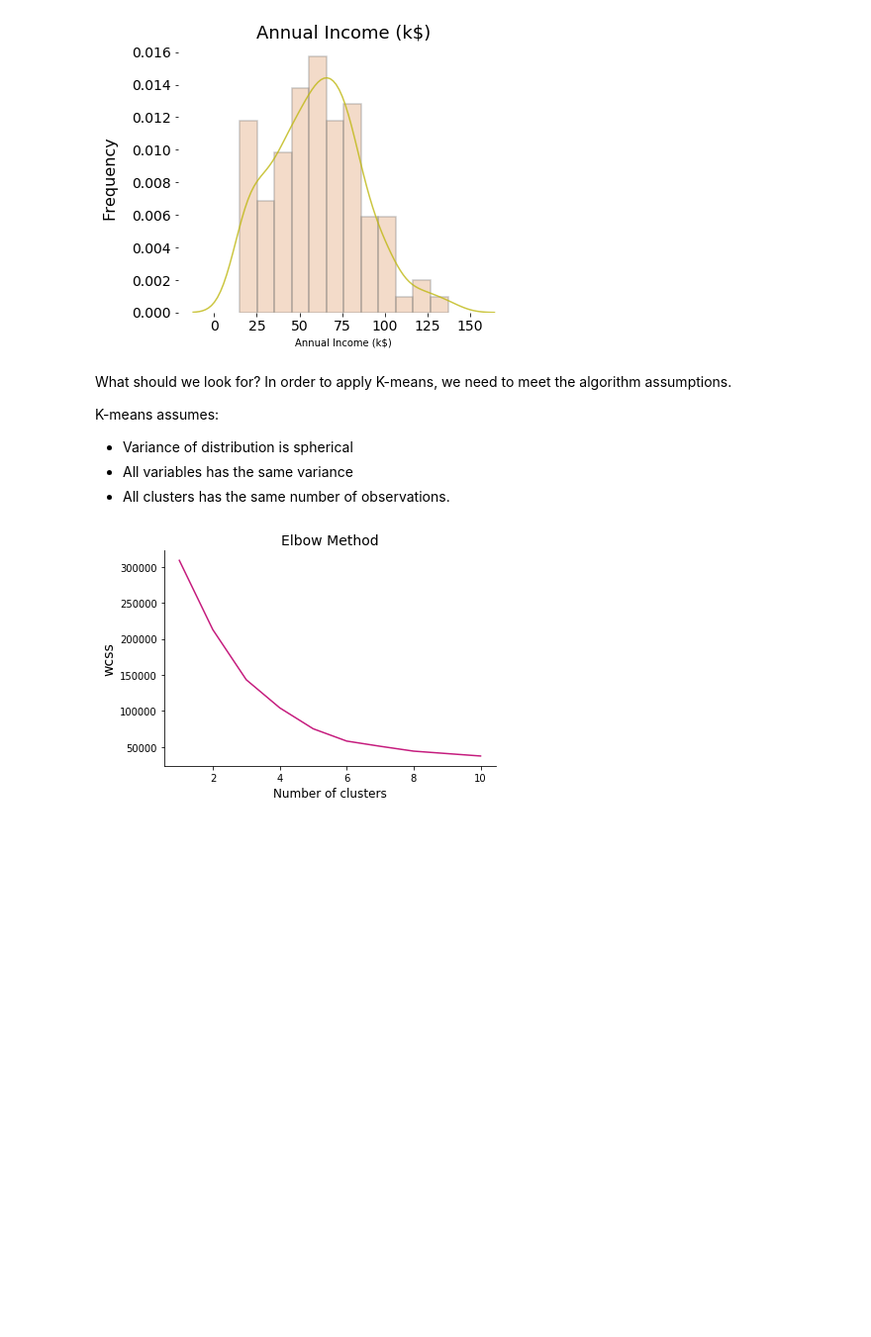
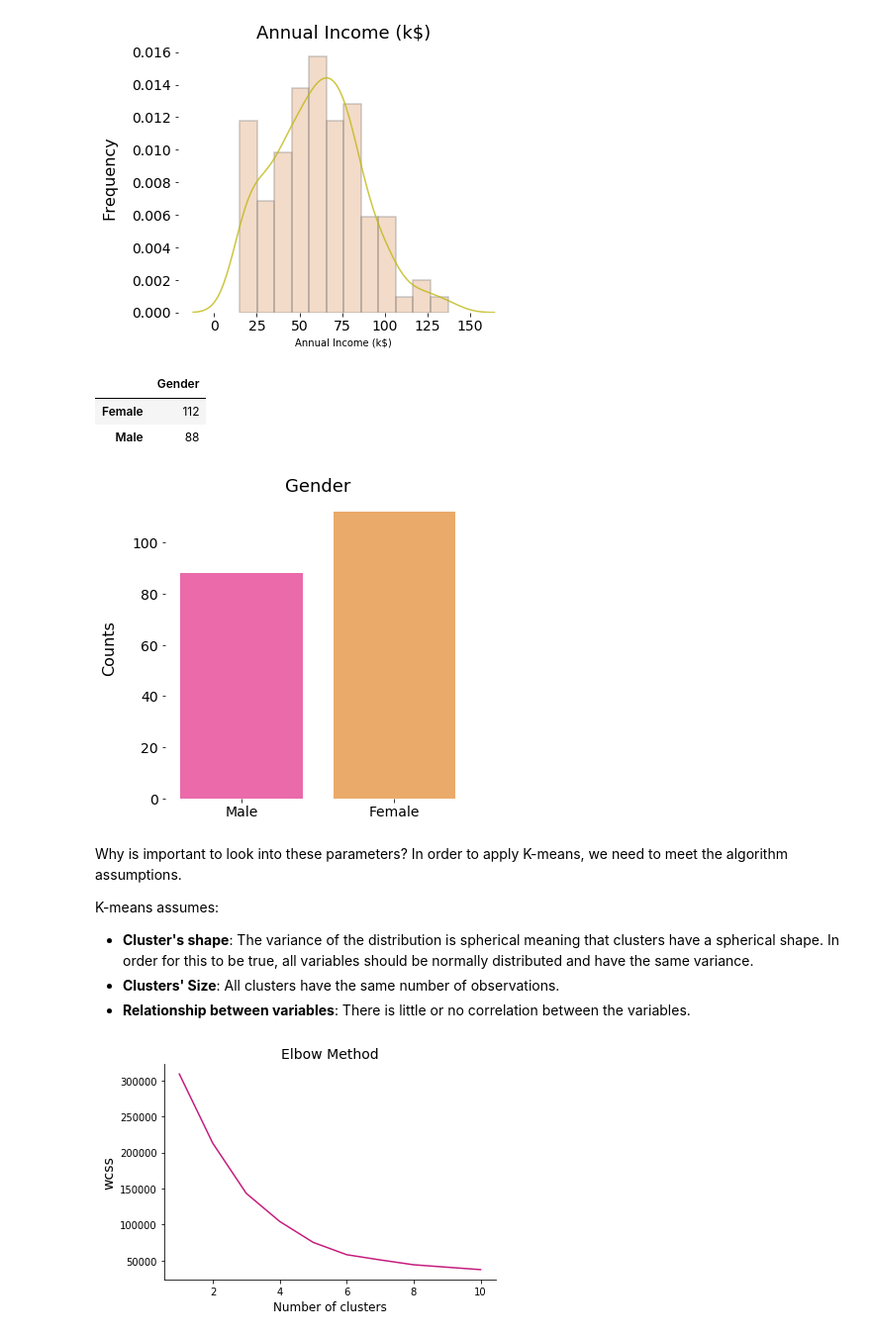
Before and after one commit to ugis22/clustering_analysis, a Jupyter notebook: clustering_analysis.ipynb, the cells around one changed output. Shown at 99% size. Saved outputs shown, nothing was run; the diff lists cells and outputs as text; code cells hidden in the pictures; blank space fills up the shorter version.

Commit message:
Clustering analysis

```diff
--- a/clustering_analysis.ipynb
+++ b/clustering_analysis.ipynb
@@ -120,7 +126,22 @@ def graph_histo(x):
         plt.gca().spines["bottom"].set_visible(False);
         plt.gca().spines["left"].set_visible(False);
     else:
-        pass
+        x = pd.DataFrame(x)
+        # Plot
+        sns.catplot(x=x.columns[0], kind="count", palette="spring", data=x)
+        # Customize title
+        title = x.columns[0]
+        plt.title(title, size=18)
+        # Customize ticks and labels
+        plt.xticks(size=14)
+        plt.yticks(size=14);
+        plt.xlabel("")
+        plt.ylabel("Counts", size=16, labelpad=15);
+        # Customize grid and axes visibility
+        plt.gca().spines["top"].set_visible(False);
+        plt.gca().spines["right"].set_visible(False);
+        plt.gca().spines["bottom"].set_visible(False);
+        plt.gca().spines["left"].set_visible(False);
 # %% [markdown]
 We'll start by the **Spending Score**.
 # %%
@@ -163,14 +184,26 @@ statistics(income)
 graph_histo(income)
 # %% [output]
 [figure]
+# %%
+gender = customers["Gender"]
+# %%
+statistics(gender)
+# %% [output]
+|  | Gender |
+| Female | 112 |
+| Male | 88 |
+# %%
+graph_histo(gender)
+# %% [output]
+[figure, added]
 # %% [markdown]
-What should we look for? In order to apply K-means, we need to meet the algorithm assumptions.
+Why is important to look into these parameters? In order to apply K-means, we need to meet the algorithm assumptions.
 
 K-means assumes:
 
-- Variance of distribution is spherical
-- All variables has the same variance
-- All clusters has the same number of observations.
+- **Cluster's shape**: The variance of the distribution is spherical meaning that clusters have a spherical shape. In order for this to be true, all variables should be normally distributed and have the same variance.
+- **Clusters' Size**: All clusters have the same number of observations.
+- **Relationship between variables**: There is little or no correlation between the variables.
 # %%
 X = customers.iloc[:, 1:]
 # %%
```
Also changed, not shown: parts of 2 cells of this notebook.
